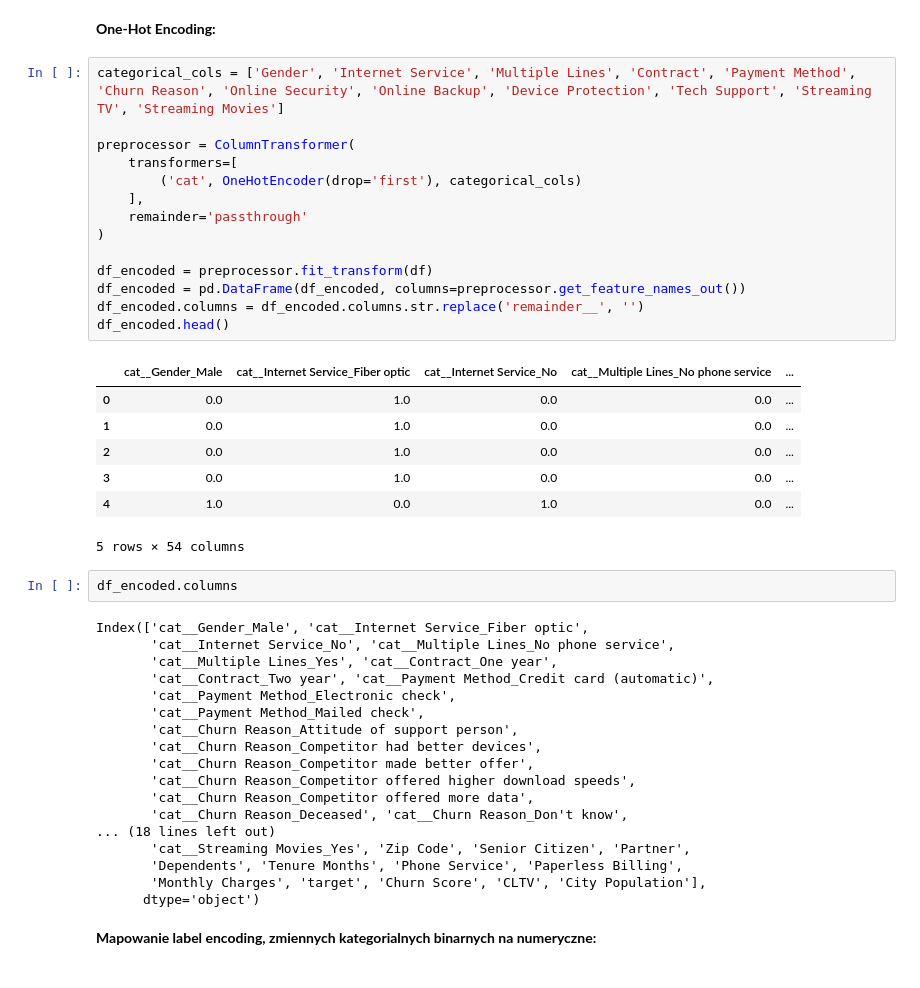
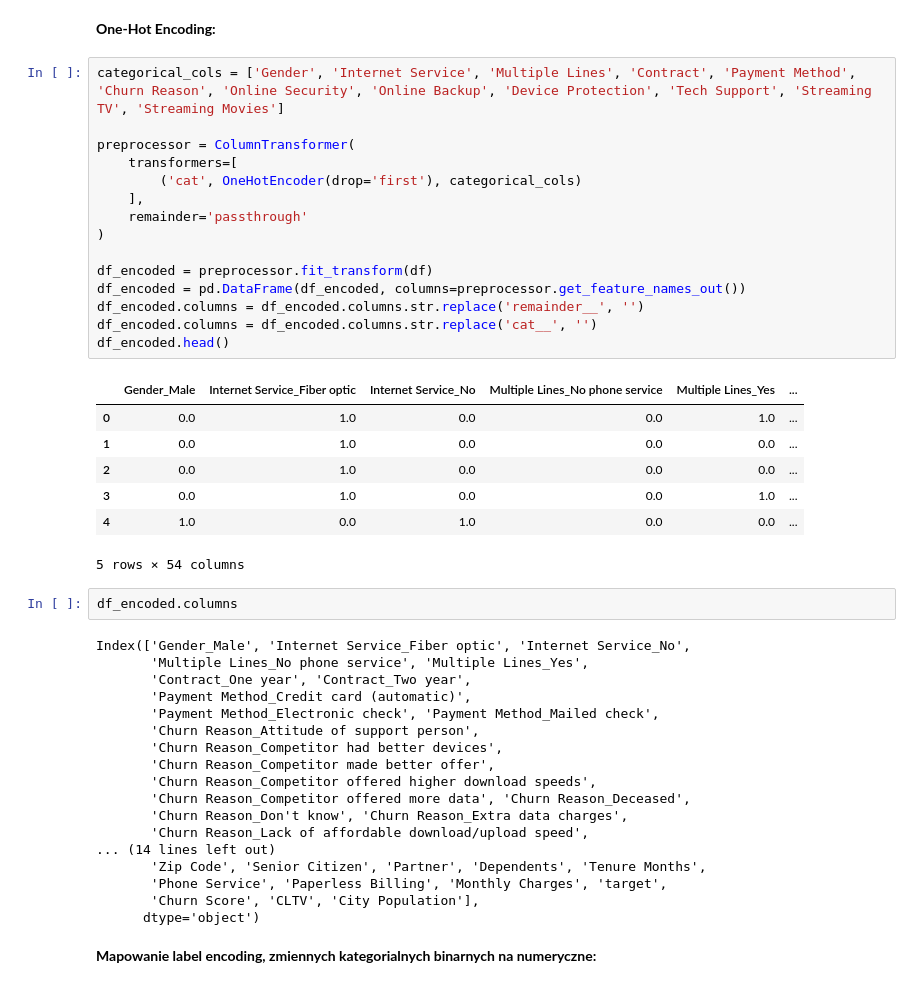
Before and after one commit to HubertLuszkiewicz/data-exploration, a Jupyter notebook: dataset_tests.ipynb, the cells around one changed output. Cells and saved outputs as stored; diff of their text form.

```diff
--- a/dataset_tests.ipynb
+++ b/dataset_tests.ipynb
@@ -276,44 +280,45 @@ Index(['Gender', 'Senior Citizen', 'Partner', 'Dependents', 'Phone Service',
 # %%
 categorical_cols = ['Gender', 'Internet Service', 'Multiple Lines', 'Contract', 'Payment Method', 'Churn Reason', 'Online Security', 'Online Backup', 'Device Protection', 'Tech Support', 'Streaming TV', 'Streaming Movies']
 
 preprocessor = ColumnTransformer(
     transformers=[
         ('cat', OneHotEncoder(drop='first'), categorical_cols)
     ],
     remainder='passthrough'
 )
 
 df_encoded = preprocessor.fit_transform(df)
 df_encoded = pd.DataFrame(df_encoded, columns=preprocessor.get_feature_names_out())
 df_encoded.columns = df_encoded.columns.str.replace('remainder__', '')
+df_encoded.columns = df_encoded.columns.str.replace('cat__', '')
 df_encoded.head()
 # %% [output]
-|  | cat__Gender_Male | cat__Internet Service_Fiber optic | cat__Internet Service_No | cat__Multiple Lines_No phone service | ... |
-| 0 | 0.0 | 1.0 | 0.0 | 0.0 | ... |
-| 1 | 0.0 | 1.0 | 0.0 | 0.0 | ... |
-| 2 | 0.0 | 1.0 | 0.0 | 0.0 | ... |
-| 3 | 0.0 | 1.0 | 0.0 | 0.0 | ... |
-| 4 | 1.0 | 0.0 | 1.0 | 0.0 | ... |
+|  | Gender_Male | Internet Service_Fiber optic | Internet Service_No | Multiple Lines_No phone service | Multiple Lines_Yes | ... |
+| 0 | 0.0 | 1.0 | 0.0 | 0.0 | 1.0 | ... |
+| 1 | 0.0 | 1.0 | 0.0 | 0.0 | 0.0 | ... |
+| 2 | 0.0 | 1.0 | 0.0 | 0.0 | 0.0 | ... |
+| 3 | 0.0 | 1.0 | 0.0 | 0.0 | 1.0 | ... |
+| 4 | 1.0 | 0.0 | 1.0 | 0.0 | 0.0 | ... |
 5 rows × 54 columns
 # %%
 df_encoded.columns
 # %% [output]
-Index(['cat__Gender_Male', 'cat__Internet Service_Fiber optic',
-       'cat__Internet Service_No', 'cat__Multiple Lines_No phone service',
-       'cat__Multiple Lines_Yes', 'cat__Contract_One year',
-       'cat__Contract_Two year', 'cat__Payment Method_Credit card (automatic)',
-       'cat__Payment Method_Electronic check',
-       'cat__Payment Method_Mailed check',
-       'cat__Churn Reason_Attitude of support person',
-       'cat__Churn Reason_Competitor had better devices',
-       'cat__Churn Reason_Competitor made better offer',
-       'cat__Churn Reason_Competitor offered higher download speeds',
-       'cat__Churn Reason_Competitor offered more data',
-       'cat__Churn Reason_Deceased', 'cat__Churn Reason_Don't know',
-... (18 lines left out)
-       'cat__Streaming Movies_Yes', 'Zip Code', 'Senior Citizen', 'Partner',
-       'Dependents', 'Tenure Months', 'Phone Service', 'Paperless Billing',
-       'Monthly Charges', 'target', 'Churn Score', 'CLTV', 'City Population'],
+Index(['Gender_Male', 'Internet Service_Fiber optic', 'Internet Service_No',
+       'Multiple Lines_No phone service', 'Multiple Lines_Yes',
+       'Contract_One year', 'Contract_Two year',
+       'Payment Method_Credit card (automatic)',
+       'Payment Method_Electronic check', 'Payment Method_Mailed check',
+       'Churn Reason_Attitude of support person',
+       'Churn Reason_Competitor had better devices',
+       'Churn Reason_Competitor made better offer',
+       'Churn Reason_Competitor offered higher download speeds',
+       'Churn Reason_Competitor offered more data', 'Churn Reason_Deceased',
+       'Churn Reason_Don't know', 'Churn Reason_Extra data charges',
+       'Churn Reason_Lack of affordable download/upload speed',
+... (14 lines left out)
+       'Zip Code', 'Senior Citizen', 'Partner', 'Dependents', 'Tenure Months',
+       'Phone Service', 'Paperless Billing', 'Monthly Charges', 'target',
+       'Churn Score', 'CLTV', 'City Population'],
       dtype='object')
 # %% [markdown]
 **Mapowanie label encoding, zmiennych kategorialnych binarnych na numeryczne:**
```
Also changed, not shown: parts of 13 cells of this notebook.
